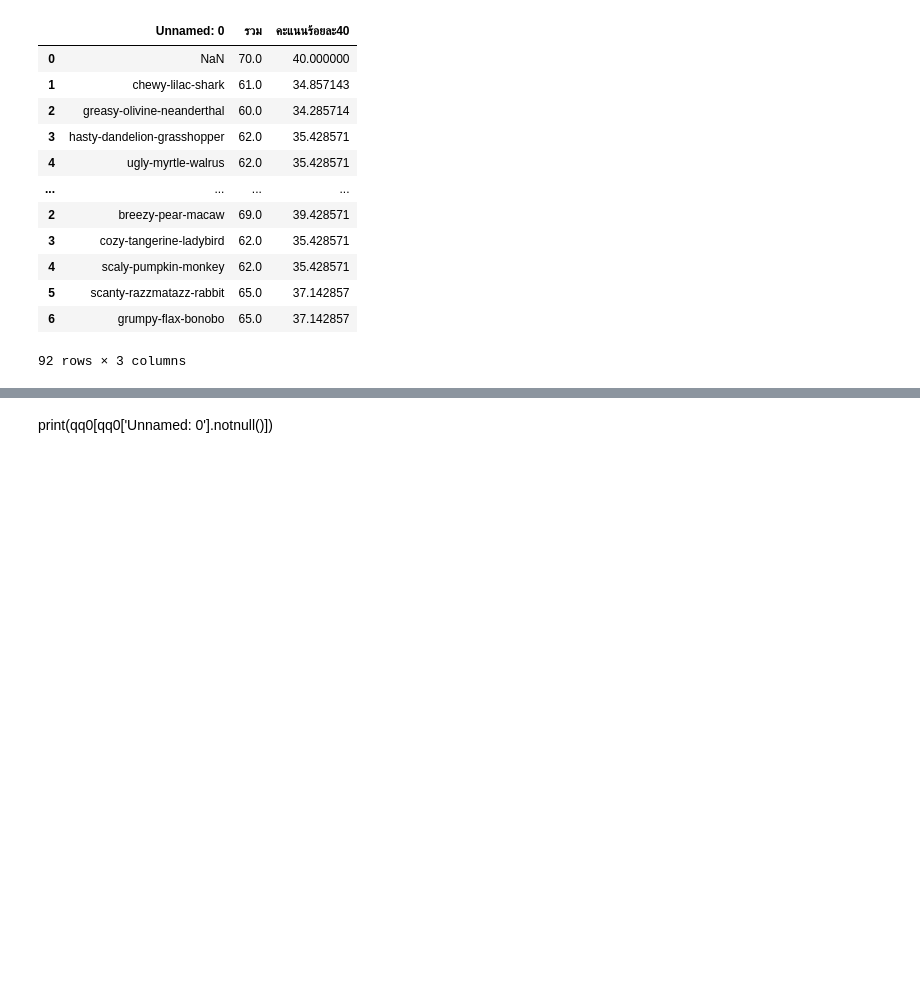
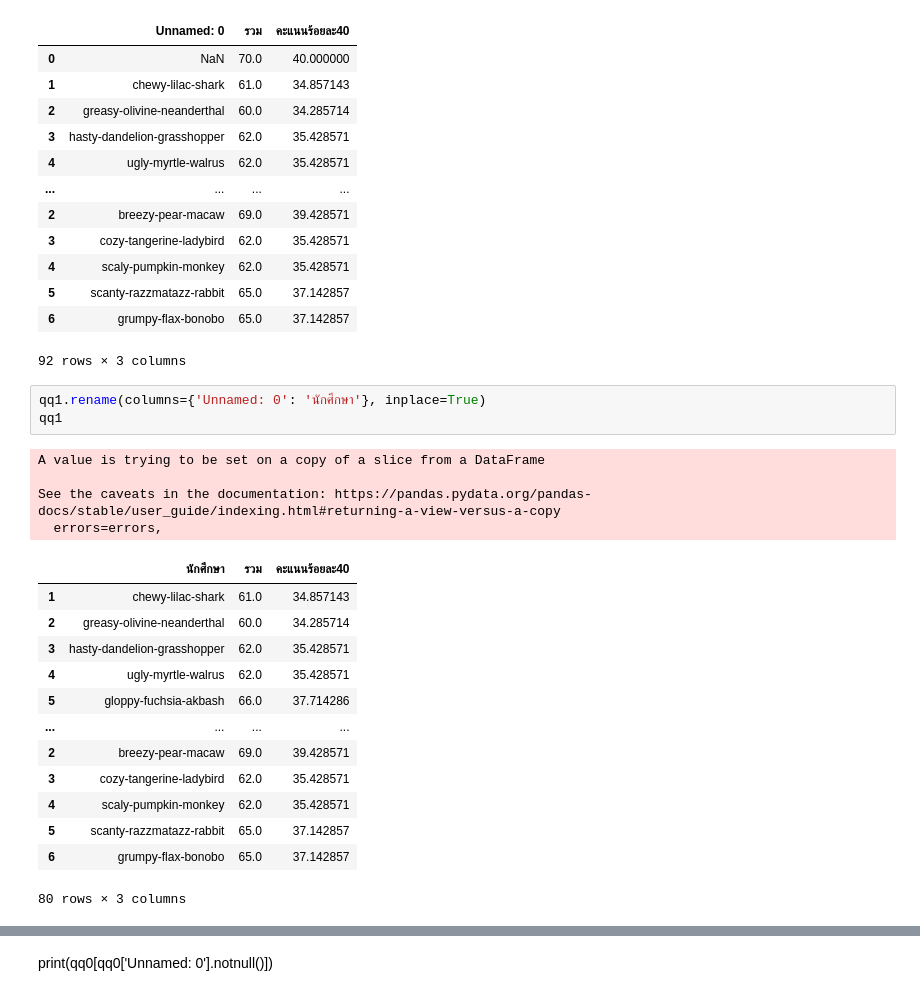
Before and after one commit to 1234567890qqqqqq/BasicProg_DataViz65, a Jupyter notebook: aon1.ipynb, the cells around one changed output, grey strips where cells are left out. Drawn from its saved outputs; the diff is of its cells as text; blank space fills up the shorter version.

```diff
--- a/aon1.ipynb
+++ b/aon1.ipynb
@@ -722,3 +725,24 @@ qq1
 | 5 | scanty-razzmatazz-rabbit | 65.0 | 37.142857 |
 | 6 | grumpy-flax-bonobo | 65.0 | 37.142857 |
 92 rows × 3 columns
+# %%
+qq1.rename(columns={'Unnamed: 0': 'นักศึกษา'}, inplace=True)
+qq1
+# %% [output]
+A value is trying to be set on a copy of a slice from a DataFrame
+
+See the caveats in the documentation: https://pandas.pydata.org/pandas-docs/stable/user_guide/indexing.html#returning-a-view-versus-a-copy
+  errors=errors,
+|  | นักศึกษา | รวม | คะแนนร้อยละ40 |
+| 1 | chewy-lilac-shark | 61.0 | 34.857143 |
+| 2 | greasy-olivine-neanderthal | 60.0 | 34.285714 |
+| 3 | hasty-dandelion-grasshopper | 62.0 | 35.428571 |
+| 4 | ugly-myrtle-walrus | 62.0 | 35.428571 |
+| 5 | gloppy-fuchsia-akbash | 66.0 | 37.714286 |
+| ... | ... | ... | ... |
+| 2 | breezy-pear-macaw | 69.0 | 39.428571 |
+| 3 | cozy-tangerine-ladybird | 62.0 | 35.428571 |
+| 4 | scaly-pumpkin-monkey | 62.0 | 35.428571 |
+| 5 | scanty-razzmatazz-rabbit | 65.0 | 37.142857 |
+| 6 | grumpy-flax-bonobo | 65.0 | 37.142857 |
+80 rows × 3 columns
```
Also changed, not shown: parts of 2 cells of this notebook.
